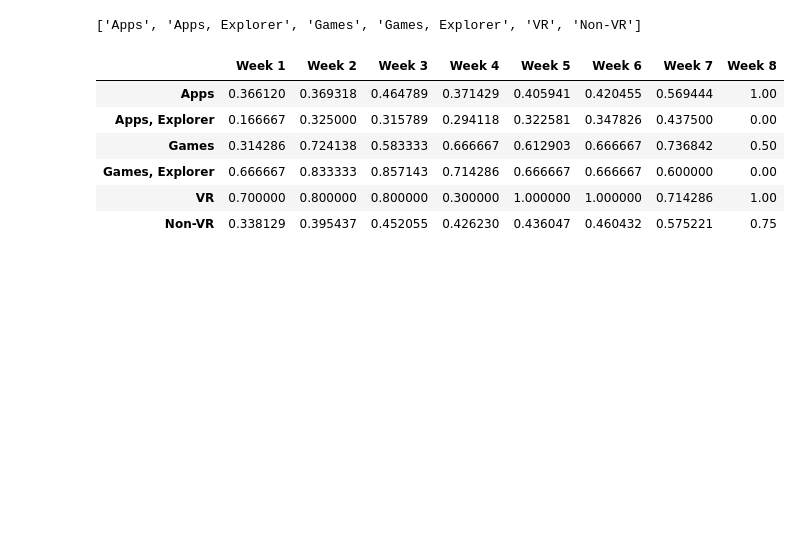
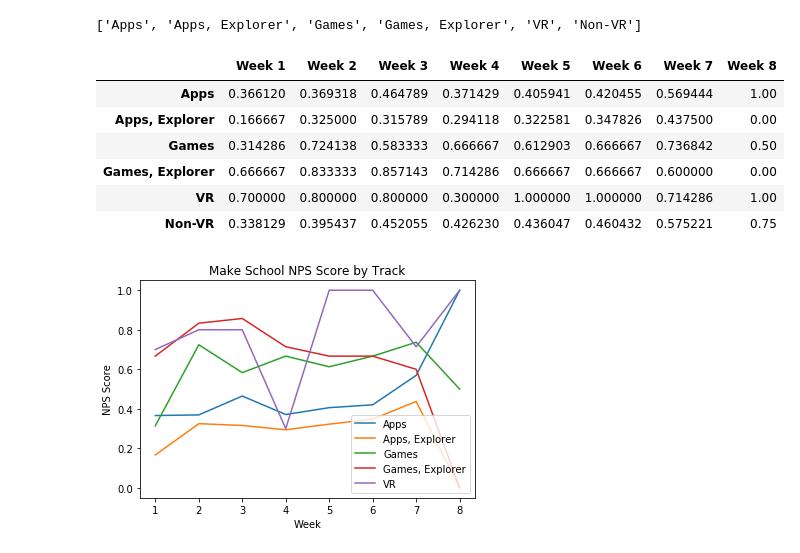
Before and after one commit to UPstartDeveloper/NPS_project, a Jupyter notebook: NPS_data_wrangling.ipynb, the cells around one changed output. Saved outputs shown, nothing was run; the diff lists cells and outputs as text; code cells hidden in the pictures; blank space fills up the shorter version.

Commit message:
Add line plots to track NPS scores across tracks.

```diff
--- a/NPS_data_wrangling.ipynb
+++ b/NPS_data_wrangling.ipynb
@@ -185,0 +183,19 @@ nps_by_track_per_week
+# %%
+# Can we compare change in NPS score for VR students vs. other tracks using a line plot?
+fig, ax = plt.subplots()
+
+def make_plots_for_tracks(track, weeks):
+    scores = nps_by_track_per_week.head(groups.index(track) + 1)
+    nps_scores = []
+    for i in range(1, 9):
+        nps_scores.append(scores[f'Week {i}'])
+    # print(nps_scores)
+    ax.plot(range(1,9), nps_scores)
+    plt.legend(groups, loc=4)
+
+make_plots_for_tracks('VR', weeks)
+ax.set(xlabel='Week', ylabel='NPS Score',
+       title='Make School NPS Score by Track')
+plt.show()
+# %% [output]
+[figure, added]
```
Also changed, not shown: parts of 2 cells of this notebook.
